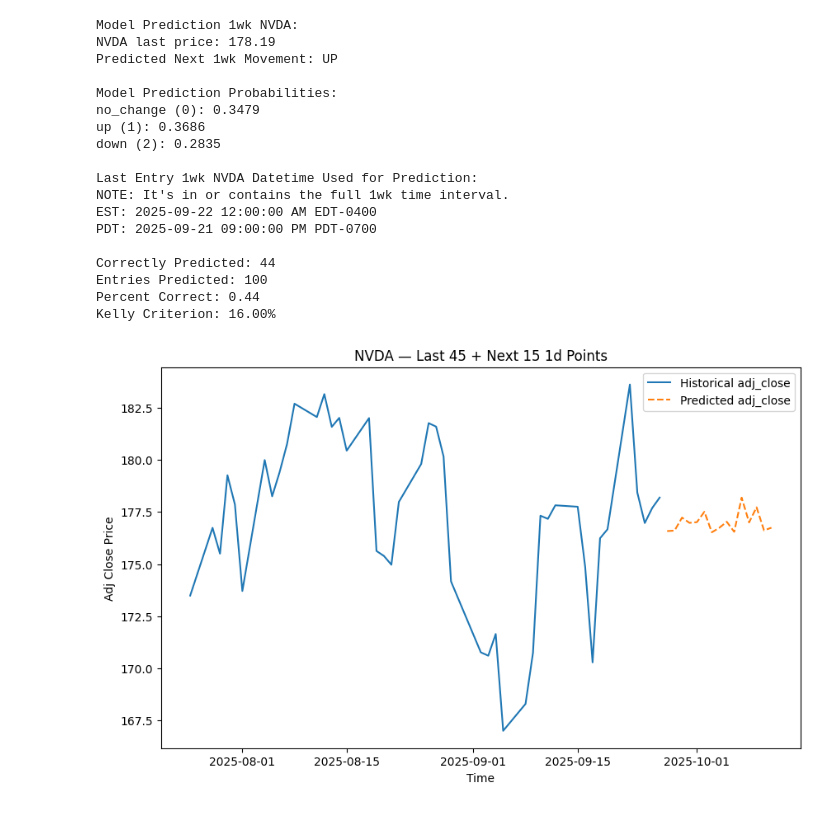
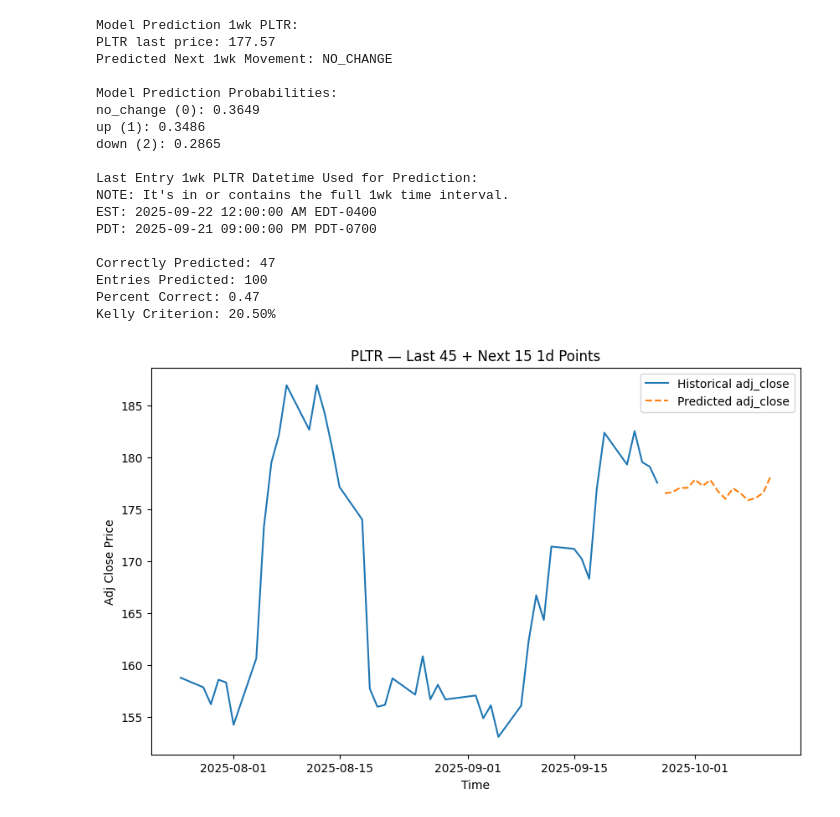
Before and after one commit to yuchild/stock_production_agg, a Jupyter notebook: validations.ipynb, the cells around one changed output. Saved outputs shown, nothing was run; the diff lists cells and outputs as text; code cells hidden in the pictures.

```diff
--- a/validations.ipynb
+++ b/validations.ipynb
@@ -33,7 +33,7 @@ f.make_master_table(stock_set, interval)
 # %%
 f.xg_boost_model(interval, grid_search_on=True)
 # %%
-symbol = 'nvda'.upper()
+symbol = 'pltr'.upper()
 interval = '1wk'
 f.model_prospect(symbol, interval, build=False)
 df_val = f.model_validation(symbol, interval)
@@ -45,33 +45,33 @@ p = correctly_predicted / entries_predicted # percent correct
 print(f'Percent Correct: {p}')
 print(f'Kelly Criterion: {f.kelly_c(p=[p], l=1, g=2)[0]:.2%}')
 # %% [output]
-Model Prediction 1wk NVDA:
-NVDA last price: 178.19
-Predicted Next 1wk Movement: UP
+Model Prediction 1wk PLTR:
+PLTR last price: 177.57
+Predicted Next 1wk Movement: NO_CHANGE
 
 Model Prediction Probabilities:
-no_change (0): 0.3479
-up (1): 0.3686
-down (2): 0.2835
+no_change (0): 0.3649
+up (1): 0.3486
+down (2): 0.2865
 
-Last Entry 1wk NVDA Datetime Used for Prediction:
+Last Entry 1wk PLTR Datetime Used for Prediction:
 NOTE: It's in or contains the full 1wk time interval.
 EST: 2025-09-22 12:00:00 AM EDT-0400
 PDT: 2025-09-21 09:00:00 PM PDT-0700
 
-Correctly Predicted: 44
+Correctly Predicted: 47
 Entries Predicted: 100
-Percent Correct: 0.44
-Kelly Criterion: 16.00%
+Percent Correct: 0.47
+Kelly Criterion: 20.50%
 # %%
 # regressor model
 # Train the 15-step-ahead model on your aggregated data:
 f.xg_boost_reg_model(interval="1m", grid_search_on=True)
 # %%
 # Then for any symbol, plot the last 45 days plus the next 15-day forecast:
-f.plot_adj_close("nvda", interval="1d")
+f.plot_adj_close("pltr", interval="1d")
 # %% [output]
-[figure, old version]
+[figure, new version]
 # %%
 import os
 import warnings
```
Also changed, not shown: parts of 1 cell of this notebook, 2 other files.
